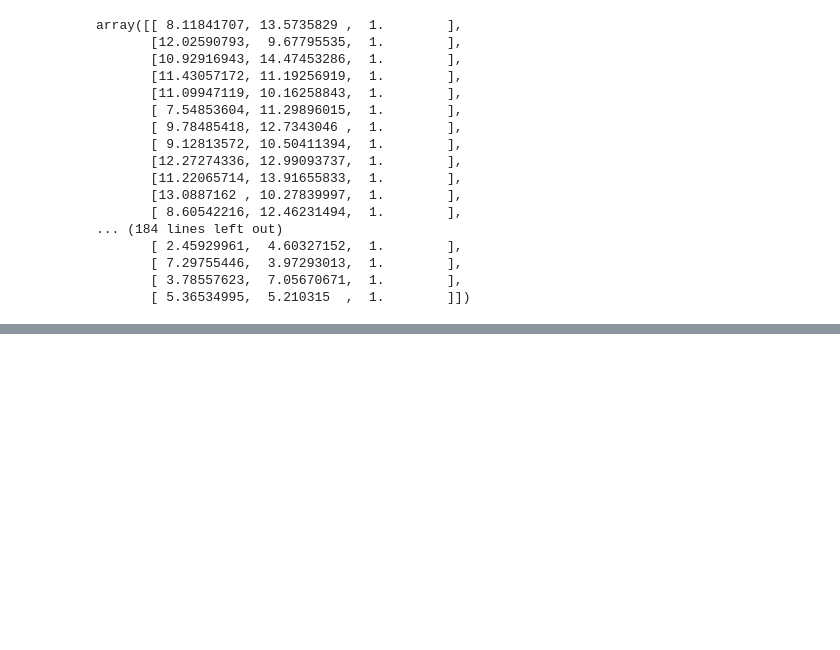
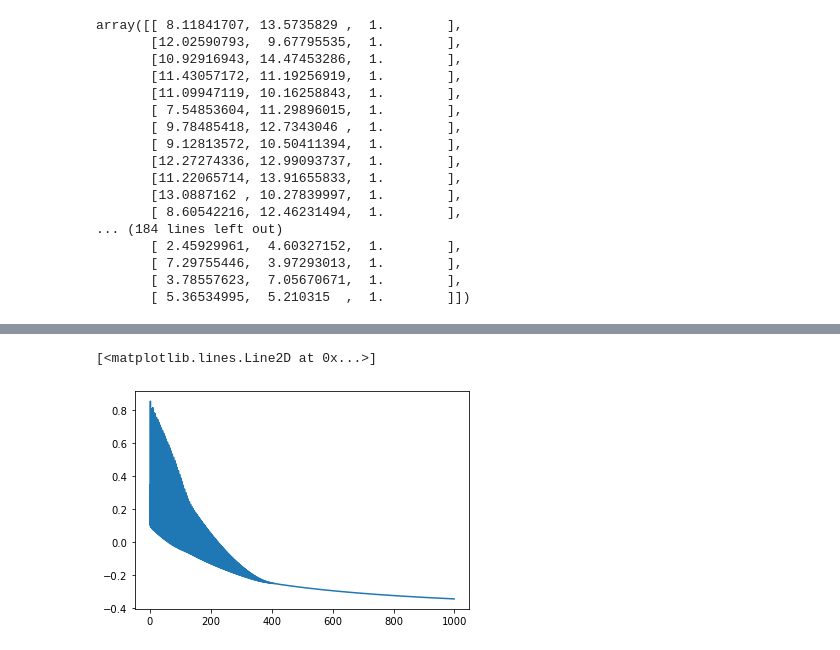
Before and after one commit to AhmedSheded/self-driving-car, a Jupyter notebook: logistic Regression.ipynb, the cells around one changed output, grey strips where cells are left out. Cells and saved outputs as stored; diff of their text form; code cells hidden in the pictures; blank space fills up the shorter version.

```diff
--- a/logistic Regression.ipynb
+++ b/logistic Regression.ipynb
@@ -80,0 +115,5 @@ matrix([[-0.12939205]])
+# %%
+plt.plot(range(0,len(history)),history)
+# %% [output]
+[<matplotlib.lines.Line2D at 0x...>]
+[figure, added]
```
Also changed, not shown: parts of 5 cells of this notebook, 1 other file.
